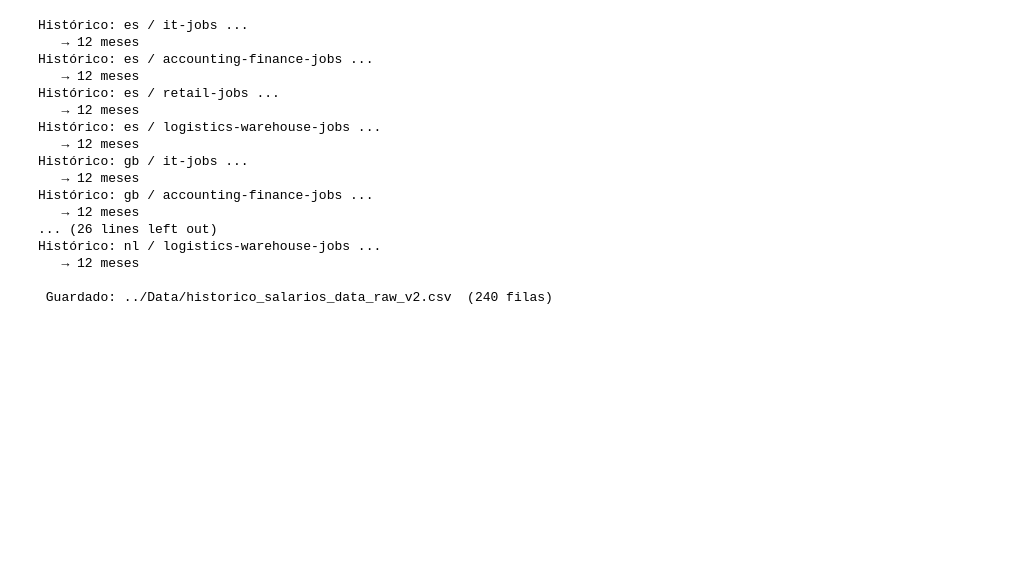
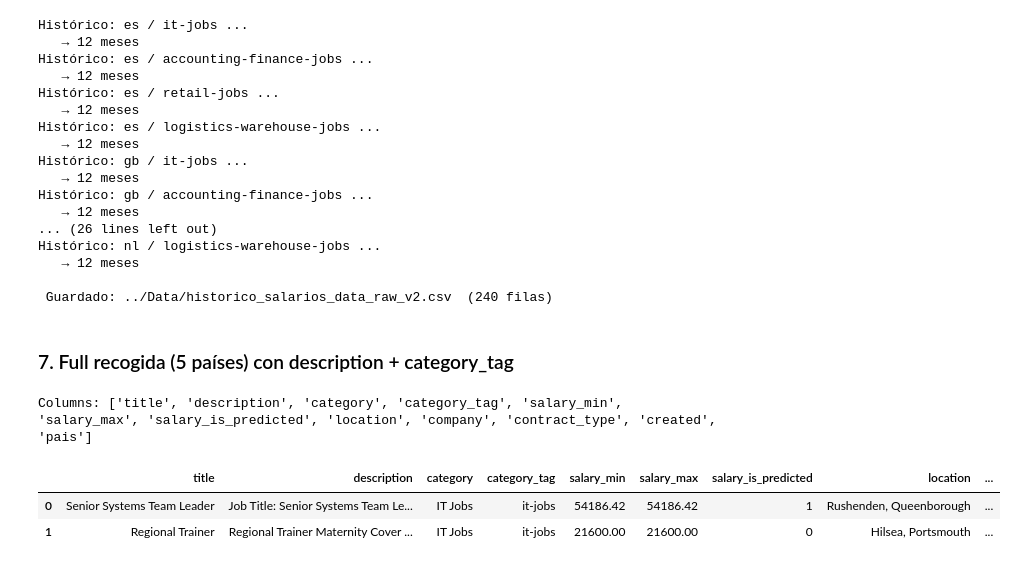
Before and after one commit to carmenlnr/salary-market-eu, a Jupyter notebook: Notebooks/01_recogida.ipynb, the cells around one changed output. Cells and saved outputs as stored; diff of their text form; code cells hidden in the pictures; blank space fills up the shorter version.

Commit message:
recogida usa

```diff
--- a/Notebooks/01_recogida.ipynb
+++ b/Notebooks/01_recogida.ipynb
@@ -509,3 +509,17 @@ Histórico: nl / logistics-warehouse-jobs ...
    → 12 meses
 
  Guardado: ../Data/historico_salarios_data_raw_v2.csv  (240 filas)
+# %% [markdown]
+### 7. Full recogida (5 países) con description + category_tag
+# %%
+# Quick test: check description and category_tag are now included
+test = recoger_ofertas(APP_ID, APP_KEY, "gb", "it-jobs", n_paginas=1)
+test_df = pd.DataFrame(test)
+
+print("Columns:", list(test_df.columns))
+test_df.head(2)
+# %% [output]
+Columns: ['title', 'description', 'category', 'category_tag', 'salary_min', 'salary_max', 'salary_is_predicted', 'location', 'company', 'contract_type', 'created', 'pais']
+|  | title | description | category | category_tag | salary_min | salary_max | salary_is_predicted | location | ... |
+| 0 | Senior Systems Team Leader | Job Title: Senior Systems Team Le... | IT Jobs | it-jobs | 54186.42 | 54186.42 | 1 | Rushenden, Queenborough | ... |
+| 1 | Regional Trainer | Regional Trainer Maternity Cover ... | IT Jobs | it-jobs | 21600.00 | 21600.00 | 0 | Hilsea, Portsmouth | ... |
```
Also changed, not shown: parts of 7 cells of this notebook.
